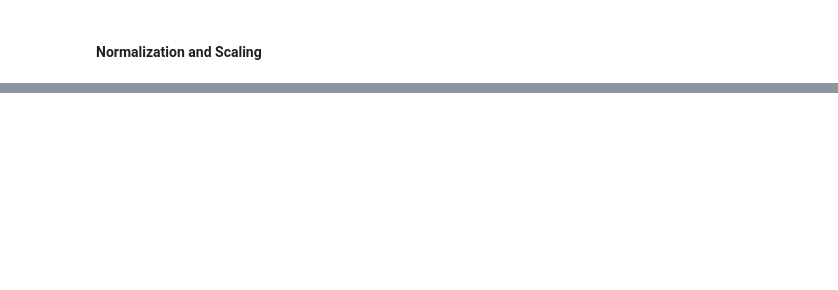
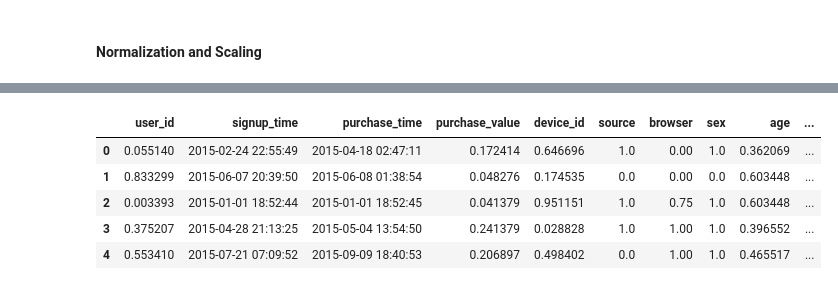
Before and after one commit to abrahamshimelis/fraud-detection, a Jupyter notebook: notebooks/data_analysis_and_preprocessing.ipynb, the cells around one changed output, grey strips where cells are left out. Cells and saved outputs as stored; diff of their text form; code cells hidden in the pictures; blank space fills up the shorter version.

```diff
--- a/notebooks/data_analysis_and_preprocessing.ipynb
+++ b/notebooks/data_analysis_and_preprocessing.ipynb
@@ -645,0 +684,9 @@ df_fraud.head()
+# %%
+df_fraud.head()
+# %% [output]
+|  | user_id | signup_time | purchase_time | purchase_value | device_id | source | browser | sex | age | ... |
+| 0 | 0.055140 | 2015-02-24 22:55:49 | 2015-04-18 02:47:11 | 0.172414 | 0.646696 | 1.0 | 0.00 | 1.0 | 0.362069 | ... |
+| 1 | 0.833299 | 2015-06-07 20:39:50 | 2015-06-08 01:38:54 | 0.048276 | 0.174535 | 0.0 | 0.00 | 0.0 | 0.603448 | ... |
+| 2 | 0.003393 | 2015-01-01 18:52:44 | 2015-01-01 18:52:45 | 0.041379 | 0.951151 | 1.0 | 0.75 | 1.0 | 0.603448 | ... |
+| 3 | 0.375207 | 2015-04-28 21:13:25 | 2015-05-04 13:54:50 | 0.241379 | 0.028828 | 1.0 | 1.00 | 1.0 | 0.396552 | ... |
+| 4 | 0.553410 | 2015-07-21 07:09:52 | 2015-09-09 18:40:53 | 0.206897 | 0.498402 | 0.0 | 1.00 | 1.0 | 0.465517 | ... |
```
Also changed, not shown: parts of 33 cells of this notebook.
